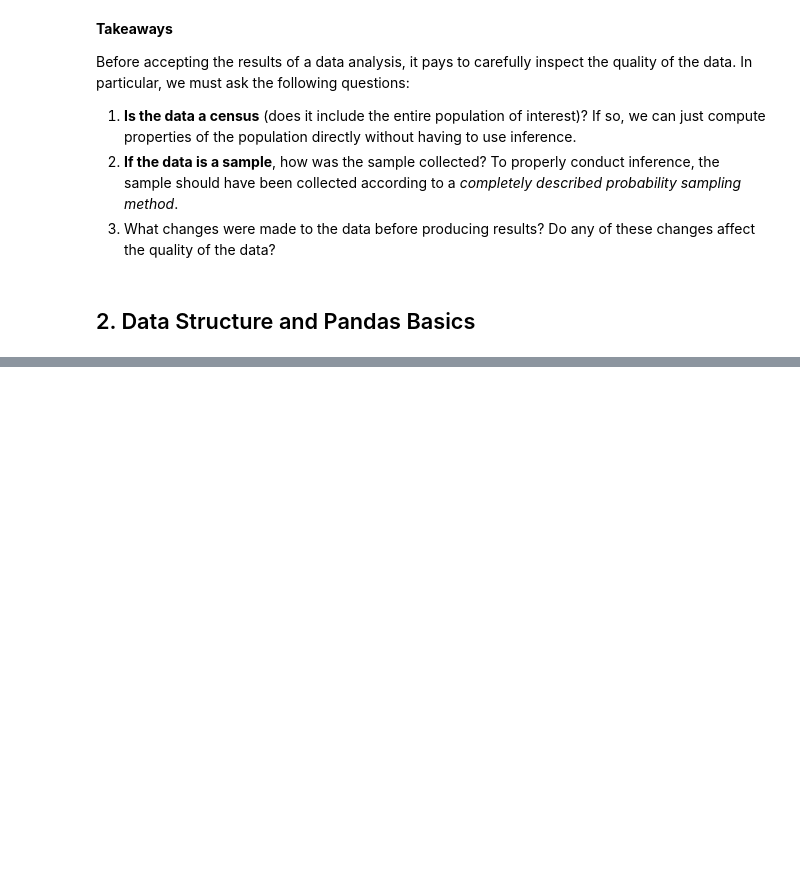
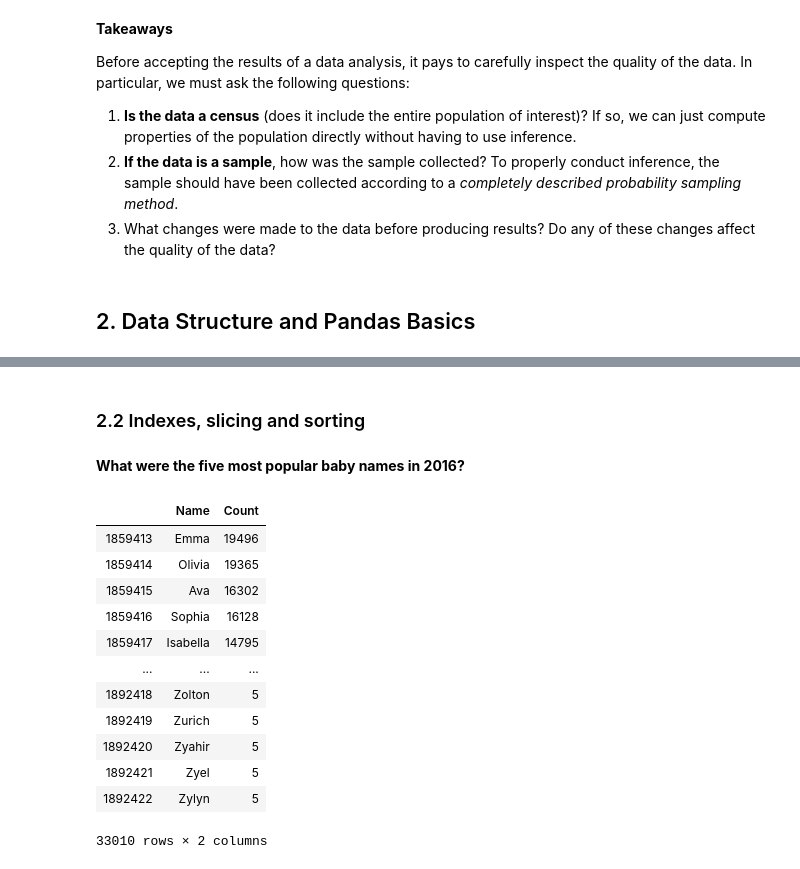
Before and after one commit to shiyangni/DataScienceForAdam, a Jupyter notebook: DataCleaning&EDA/DataDesign&PandasBasic.ipynb, the cells around one changed output, grey strips where cells are left out. Cells and saved outputs as stored; diff of their text form; code cells hidden in the pictures; blank space fills up the shorter version.

```diff
--- a/DataCleaning&EDA/DataDesign&PandasBasic.ipynb
+++ b/DataCleaning&EDA/DataDesign&PandasBasic.ipynb
@@ -106,0 +130,2 @@ DataScience_LifeCycleOverview.ipynb
+# %% [markdown]
+### 2.2 Indexes, slicing and sorting
@@ -106,0 +135,19 @@ DataScience_LifeCycleOverview.ipynb
+# %% [markdown]
+__What were the five most popular baby names in 2016?__
+# %%
+baby_2016 = baby[baby["Year"] == 2016].loc[:, ["Name", "Count"]]
+baby_2016
+# %% [output]
+|  | Name | Count |
+| 1859413 | Emma | 19496 |
+| 1859414 | Olivia | 19365 |
+| 1859415 | Ava | 16302 |
+| 1859416 | Sophia | 16128 |
+| 1859417 | Isabella | 14795 |
+| ... | ... | ... |
+| 1892418 | Zolton | 5 |
+| 1892419 | Zurich | 5 |
+| 1892420 | Zyahir | 5 |
+| 1892421 | Zyel | 5 |
+| 1892422 | Zylyn | 5 |
+33010 rows × 2 columns
```
Also changed, not shown: parts of 10 cells of this notebook, 8 other files.
